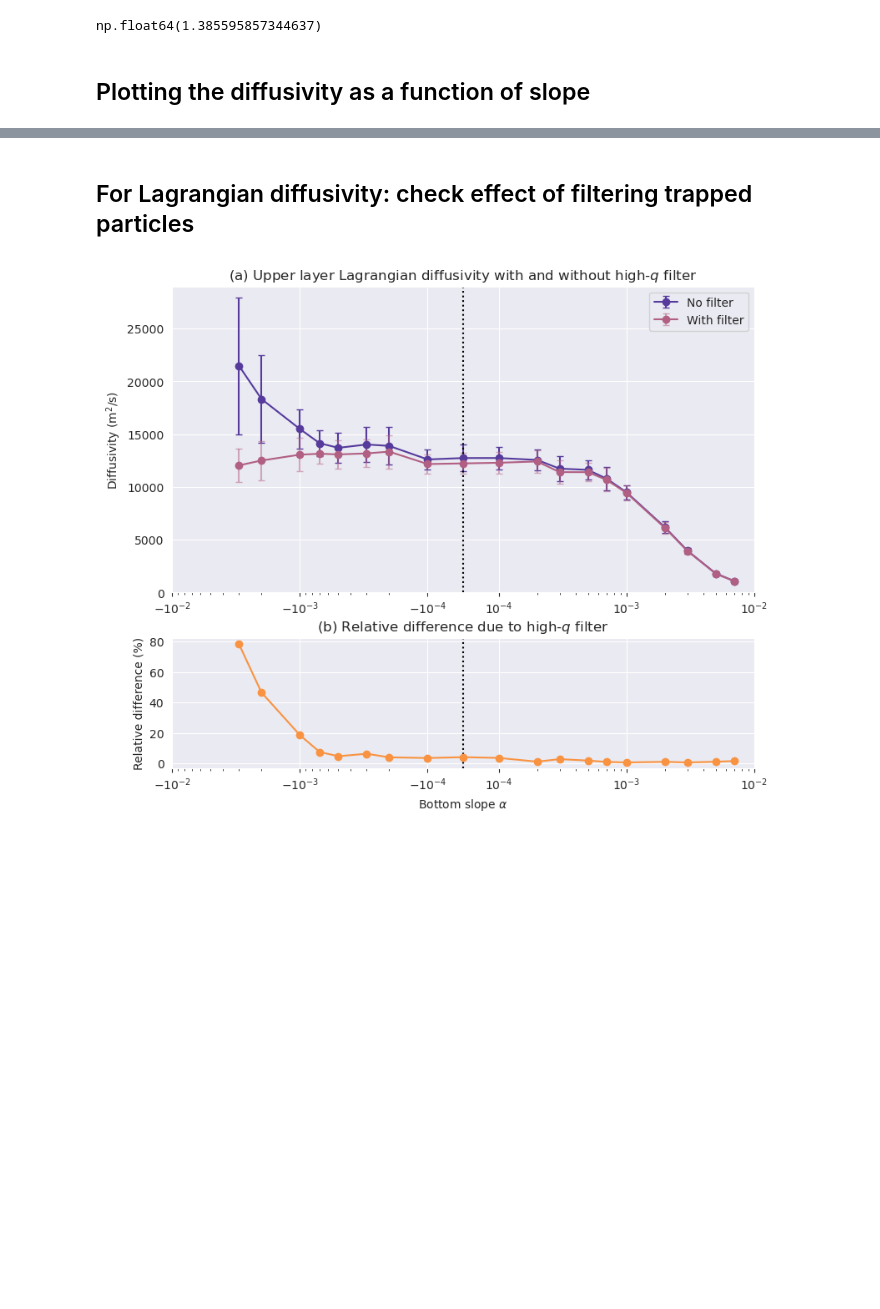
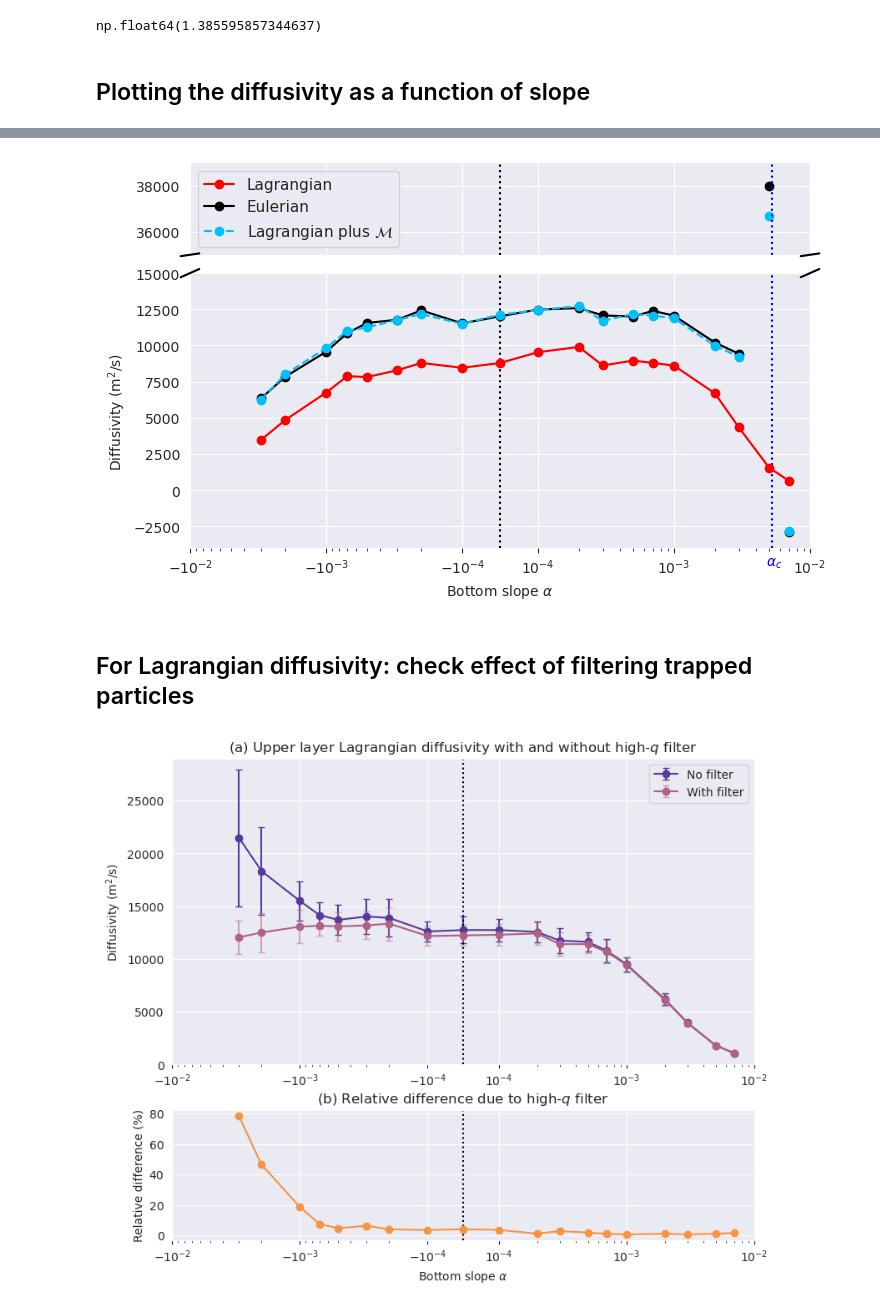
Before and after one commit to MiriamSterl/TwoLayerSlopeSimulations, a Jupyter notebook: plot_diff_vs_slope.ipynb, the cells around one changed output, grey strips where cells are left out. Saved outputs shown, nothing was run; the diff lists cells and outputs as text; code cells hidden in the pictures; blank space fills up the shorter version.

```diff
--- a/plot_diff_vs_slope.ipynb
+++ b/plot_diff_vs_slope.ipynb
@@ -39,6 +39,7 @@ H1 = 1000
 H2 = 4000
 U = 0.2
 alpha_c = f0*U/gp
+mu = 3e-6
 
 F1 = f0**2/(gp*H1)
 F2 = f0**2/(gp*H2)
@@ -261,3 +286,77 @@ plt.show()
+# %%
+slopes = ['-3e-3','-2e-3','-1e-3','-7e-4','-5e-4','-3e-4','-2e-4','-1e-4',
+            '0','1e-4','2e-4','3e-4','5e-4','7e-4','1e-3','2e-3','3e-3','5e-3','7e-3']
+slopes_float = [float(s) for s in slopes]
+
+def diff_vs_slope_lower(layer,field,ax,days=100,logscale=False):
+    """
+    Plot average diffusivity as a function of slope
+    """
+    ax.axvline(0,color='k',linestyle=':')
+    diff_lagr = []
+    diff_eulr = []
+    corr = []
+    for slope in slopes:
+        diff_l, _ = limitDiff_lagr(slope,layer,field,days)
+        diff_e, _ = limitDiff_eulr(slope,layer,field)
+        corr_l, _ = limitCov_vzeta(slope,field,days)
+        diff_lagr.append(diff_l)
+        diff_eulr.append(diff_e)
+        corr.append(corr_l)
+    new_term = np.array(diff_lagr)+np.array(corr)
+    ax.plot(slopes_float,diff_lagr,marker='o',label='Lagrangian',color='r',zorder=10)
+    ax.plot(slopes_float[:-2],diff_eulr[:-2],marker='o',label='Eulerian',color='k')
+    ax.plot(slopes_float[-2],diff_eulr[-2],marker='o',label='',color='k')
+    ax.plot(slopes_float[-1],diff_eulr[-1],marker='o',label='',color='k')
+    ax.plot(slopes_float[:-2],new_term[:-2],marker='o',label=r'Lagrangian plus $\mathcal{M}$',color='deepskyblue',linestyle='dashed')
+    ax.plot(slopes_float[-2],new_term[-2],marker='o',label='',color='deepskyblue')
+    ax.plot(slopes_float[-1],new_term[-1],marker='o',label='',color='deepskyblue')
+    ax.set_xscale('symlog', linthresh=1e-4, linscale=0.25)
+    if logscale:
+        ax.set_yscale('log')
+
+
+fig, (ax_high, ax_low) = plt.subplots(2, 1, sharex=True, figsize=(8,5),
+                                      gridspec_kw={'height_ratios': [1, 3]})
+
+field = 'all'
+diff_vs_slope_lower('2',field,ax_high)
+diff_vs_slope_lower('2',field,ax_low)
+
+ax_low.set_ylim(-4000, 15000)      # main region
+ax_high.set_ylim(35000, 39000)     # outlier region
+
+# Hide the spines where the break occurs
+ax_low.spines['bottom'].set_visible(False)
+ax_high.spines['top'].set_visible(False)
+ax_high.tick_params(labelbottom=False)  # no duplicate x‑labels
+
+# Add diagonal “break” markers
+d = .015  # size of diagonal lines in axes coordinates
+kwargs = dict(transform=ax_high.transAxes, color='k', clip_on=False)
+ax_high.plot((-d, +d), (-d, +d), **kwargs,zorder=100)        # top‑left
+ax_high.plot((1 - d, 1 + d), (-d, +d), **kwargs,zorder=100)  # top‑right
+
+kwargs.update(transform=ax_low.transAxes)       # switch to upper axis
+ax_low.plot((-d, +d), (1 - d, 1 + d), **kwargs,zorder=100) # bottom‑left
+ax_low.plot((1 - d, 1 + d), (1 - d, 1 + d), **kwargs,zorder=100)  # bottom‑right
+
+# Other axis decorations
+ax_high.legend(fontsize=11)
+ax_low.set_xlabel(r'Bottom slope $\alpha$')
+ax_low.set_ylabel(r'Diffusivity (m$^2$/s)')
+addTicks(ax_low,10,1e-4)
+ax_low.text(alpha_c-5e-4,-5200,r'$\alpha_c$',color='b')
+
+for ax in [ax_high, ax_low]:
+    ax.set_xlim(-1e-2, 1e-2)
+    ax.vlines(alpha_c,ax.get_ylim()[0],ax.get_ylim()[1],color='b',linestyle=':')
+
+plt.subplots_adjust(hspace=0.1)
+plt.savefig('../../Figures/lower_layer_muterm.pdf', bbox_inches='tight')
+plt.show()
+# %% [output]
+[figure, added]
 # %% [markdown]
 ## For Lagrangian diffusivity: check effect of filtering trapped particles
 # %%
```
Also changed, not shown: parts of 6 cells of this notebook, 6 other files.
